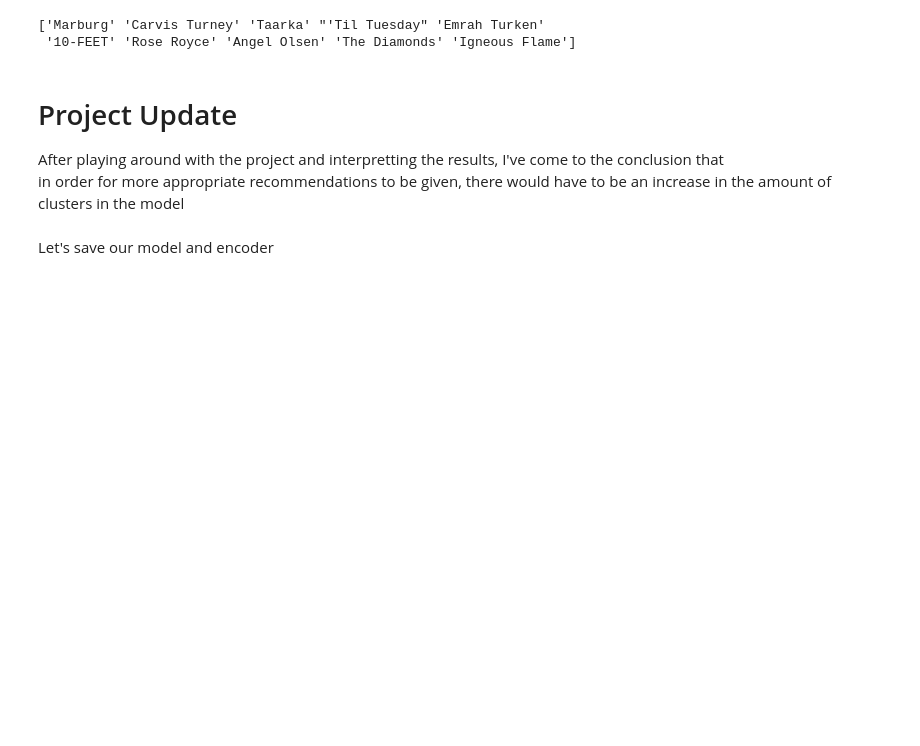
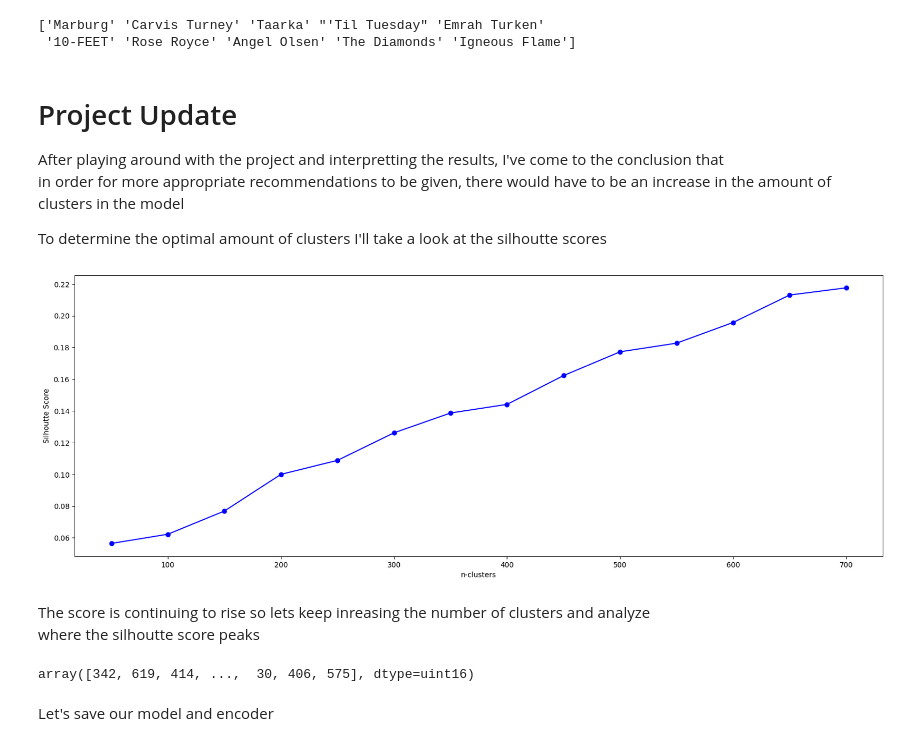
Before and after one commit to moeb15/spotify_recommender, a Jupyter notebook: build_model.ipynb, the cells around one changed output. Drawn from its saved outputs; the diff is of its cells as text; code cells hidden in the pictures; blank space fills up the shorter version.

```diff
--- a/build_model.ipynb
+++ b/build_model.ipynb
@@ -139,11 +120,34 @@ print(recommend_artists(['EDM','Trance'],km,encoder,transactional_data,10))
 After playing around with the project and interpretting the results, I've come to the conclusion that
 in order for more appropriate recommendations to be given, there would have to be an increase in the amount
 of clusters in the model
+
+To determine the optimal amount of clusters I'll take a look at the silhoutte scores
+# %%
+from kmodes.kmodes import KModes
+from sklearn.metrics import silhouette_score
+
+scores = []
+
+for k in range(50,750,50):
+    km = KModes(n_clusters=k, init='Huang', n_init=5)
+    km.fit_predict(data_enc)
+    scores.append(silhouette_score(data_enc,km.labels_))
+# %%
+plt.figure(figsize=(20,7))
+plt.plot(range(50,750,50),scores,'bo-')
+plt.xlabel('n-clusters')
+plt.ylabel('Silhoutte Score')
+plt.show()
+# %% [output]
+[figure, added]
+# %% [markdown]
+The score is continuing to rise so lets keep inreasing the number of clusters and analyze
+where the silhoutte score peaks
 # %%
-from kmodes.kmodes import KModes
-
-km = KModes(n_clusters=300, init='Huang', n_init=5)
-clusters = km.fit_predict(data_enc)
+km = KModes(n_clusters=700, init='Huang', n_init=5)
+km.fit_predict(data_enc)
+# %% [output]
+array([342, 619, 414, ...,  30, 406, 575], dtype=uint16)
 # %% [markdown]
 Let's save our model and encoder
 # %%
```
Also changed, not shown: parts of 3 cells of this notebook, 2 other files.
